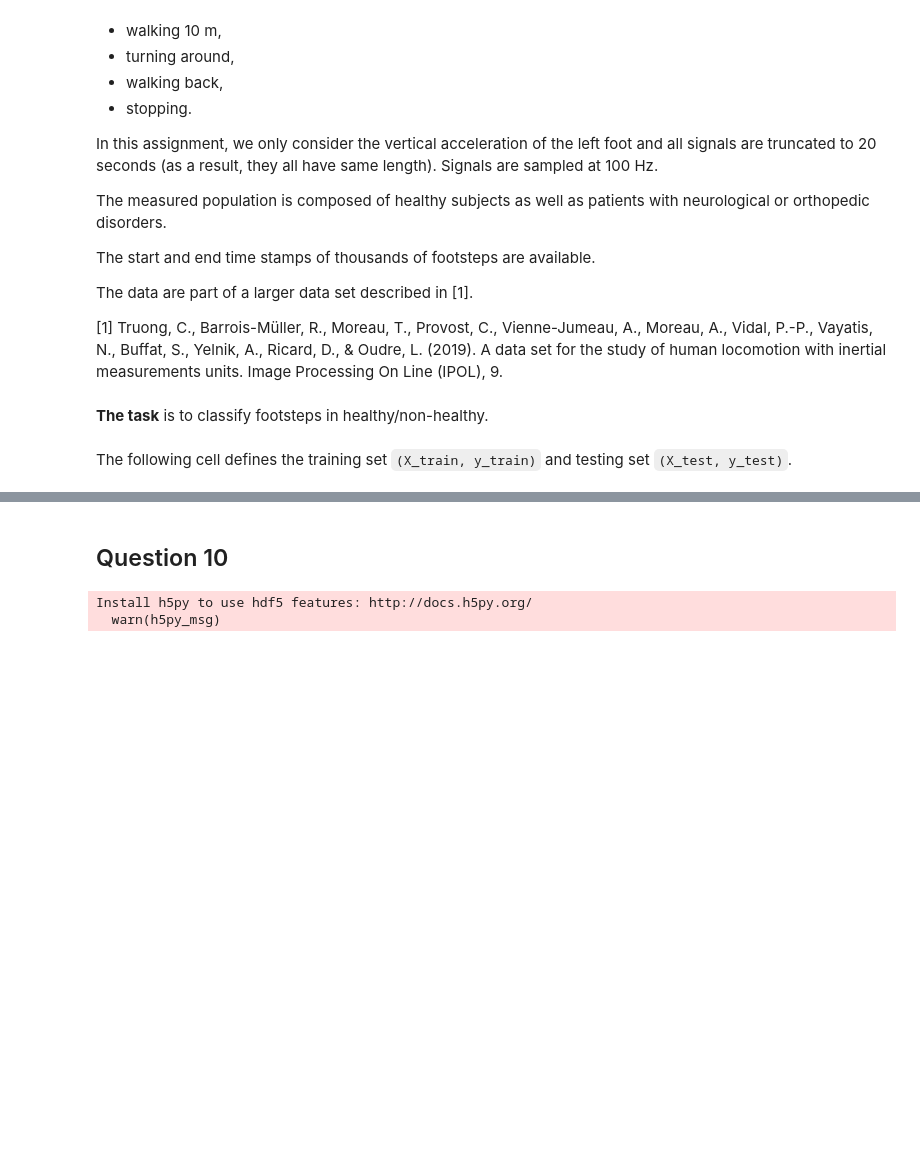
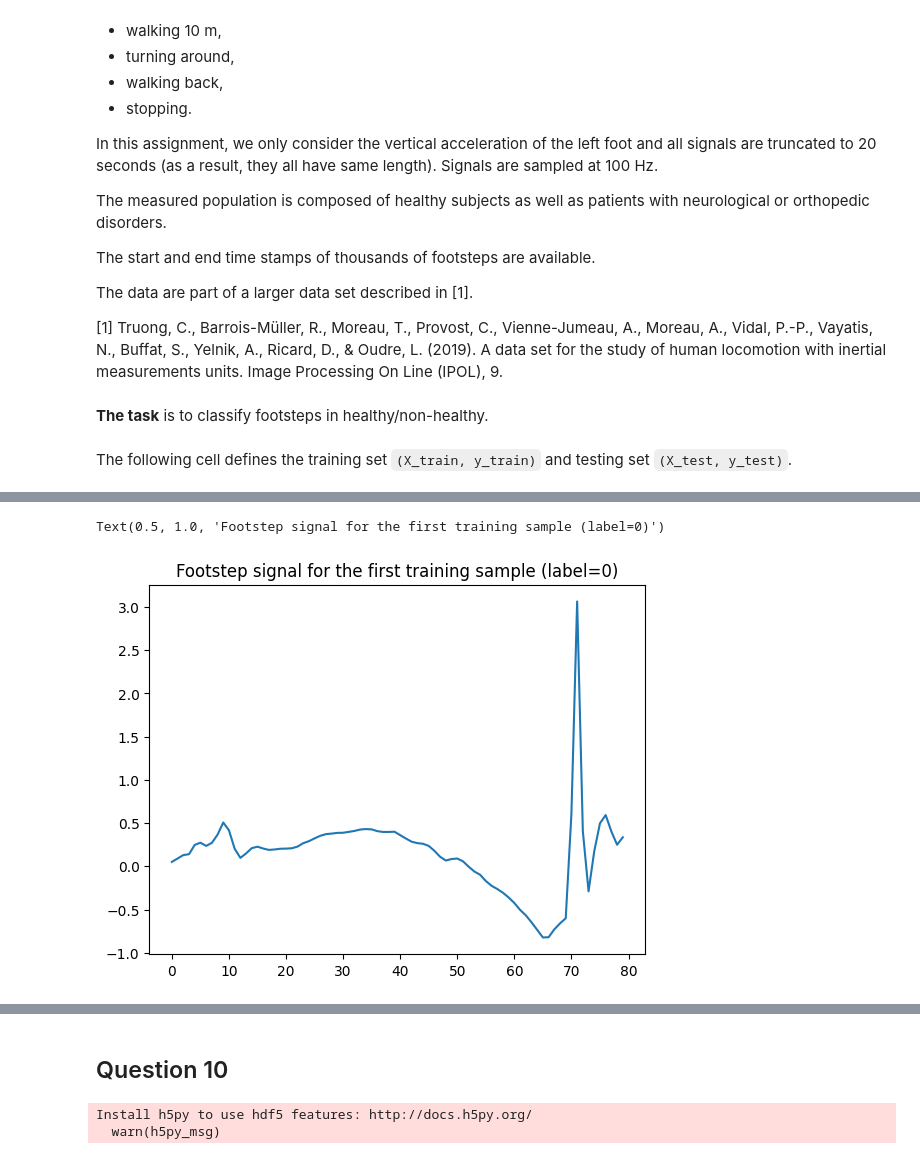
Before and after one commit to JulienDelavande/MVA, a Jupyter notebook: Time_series/homeworks/Assignment 1 - ML for TS (MVA)/Assignment 1 - ML for TS (MVA).ipynb, the cells around one changed output, grey strips where cells are left out. Cells and saved outputs as stored; diff of their text form; code cells hidden in the pictures; blank space fills up the shorter version.

```diff
--- a/Time_series/homeworks/Assignment 1 - ML for TS (MVA)/Assignment 1 - ML for TS (MVA).ipynb
+++ b/Time_series/homeworks/Assignment 1 - ML for TS (MVA)/Assignment 1 - ML for TS (MVA).ipynb
@@ -207,0 +269,6 @@ for code in np.take(code_list, subset_indexes_test):
+# %%
+plt.plot(X_train[0], label='Footstep signal')
+plt.title(f'Footstep signal for the first training sample (label={y_train[0]})')
+# %% [output]
+Text(0.5, 1.0, 'Footstep signal for the first training sample (label=0)')
+[figure, added]
```
Also changed, not shown: parts of 11 cells of this notebook, 6 other files.
